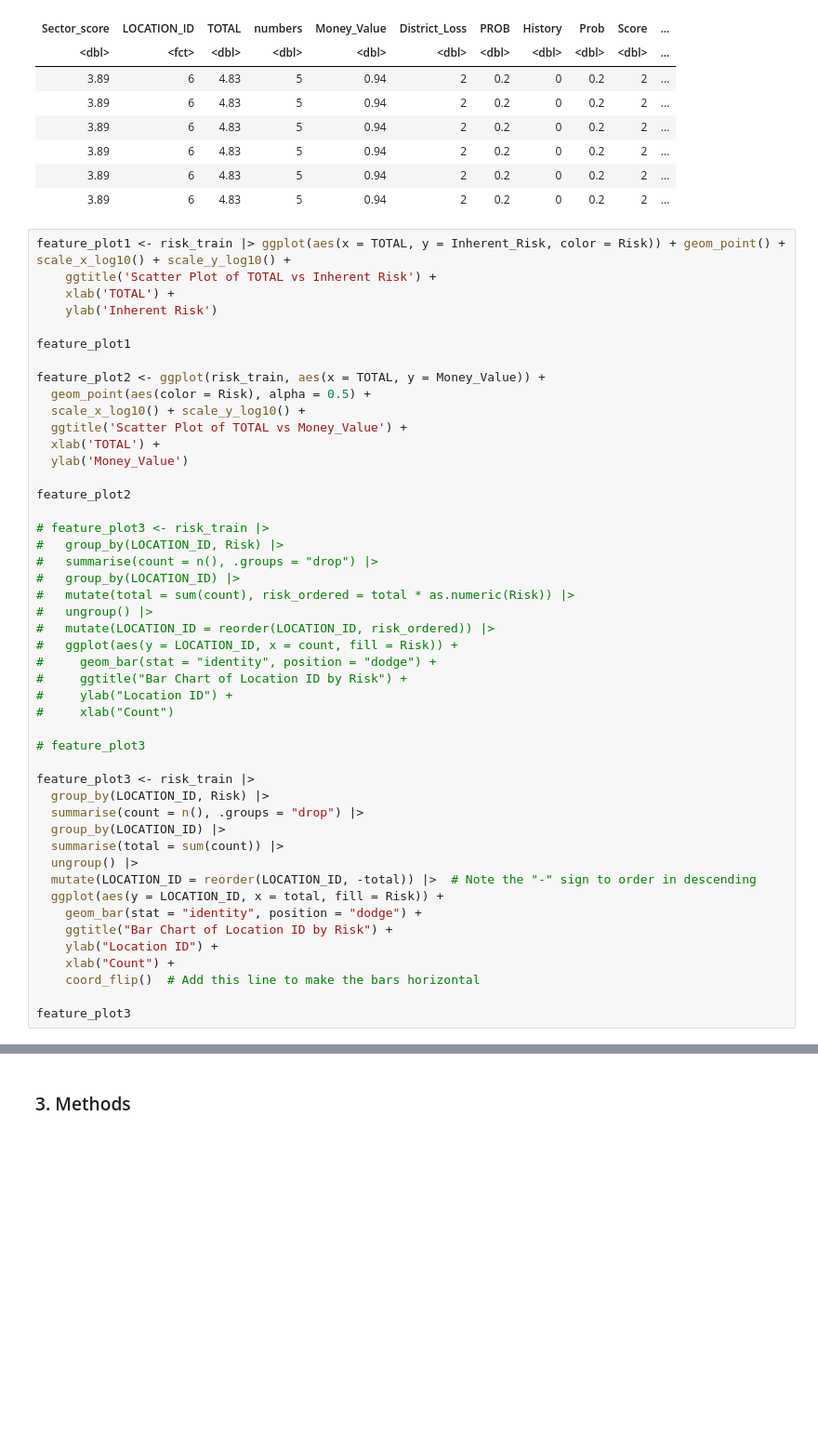
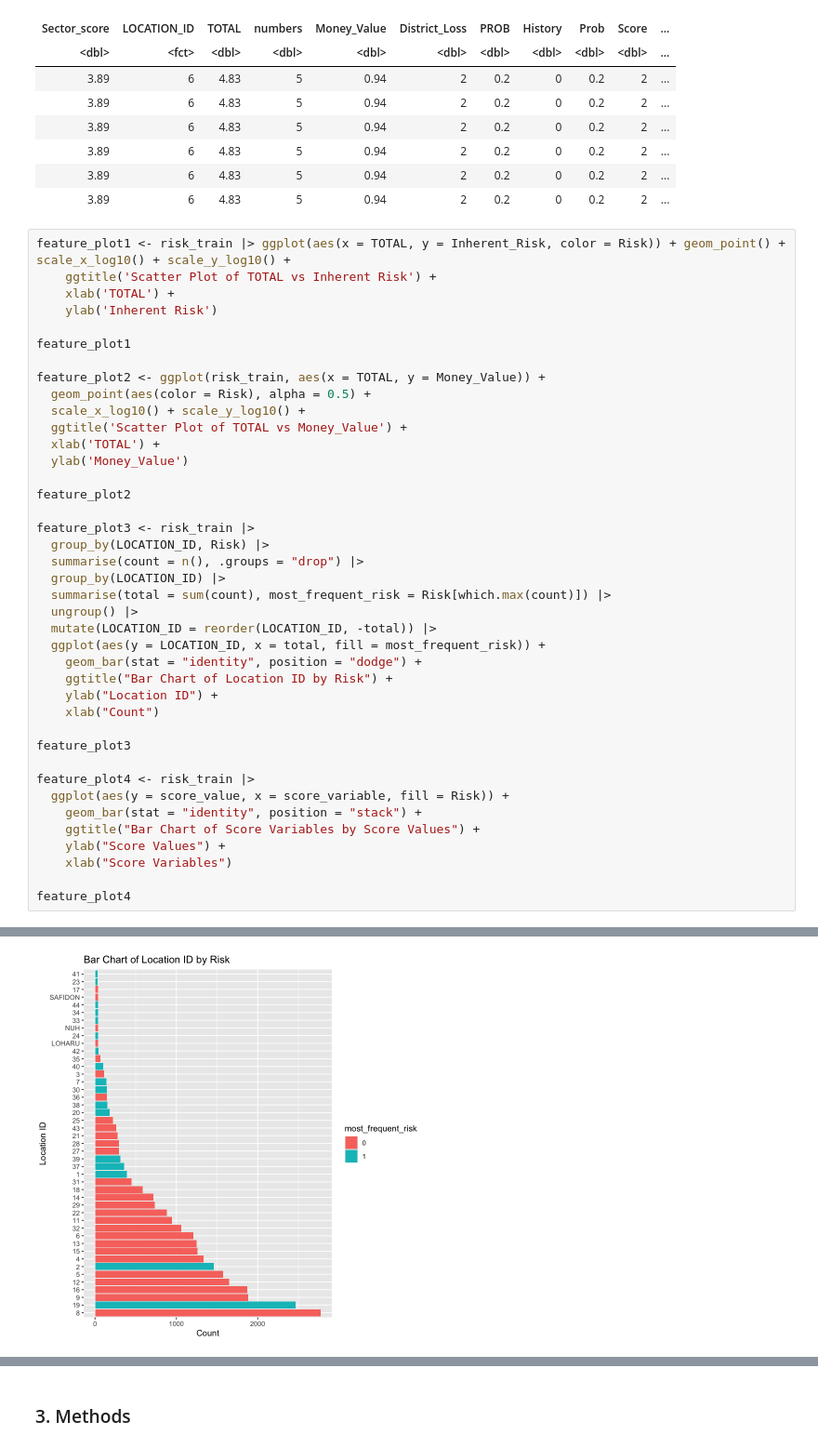
Before and after one commit to montajesaj1/DSCI100-G27, a Jupyter notebook: Project Proposal.ipynb, the cells around one changed output, grey strips where cells are left out. Shown at 93% size. Saved outputs shown, nothing was run; the diff lists cells and outputs as text; blank space fills up the shorter version.

```diff
--- a/Project Proposal.ipynb
+++ b/Project Proposal.ipynb
@@ -146,36 +147,29 @@ feature_plot2 <- ggplot(risk_train, aes(x = TOTAL, y = Money_Value)) +
 
 feature_plot2
 
-# feature_plot3 <- risk_train |>
-#   group_by(LOCATION_ID, Risk) |>
-#   summarise(count = n(), .groups = "drop") |>
-#   group_by(LOCATION_ID) |>
-#   mutate(total = sum(count), risk_ordered = total * as.numeric(Risk)) |>
-#   ungroup() |>
-#   mutate(LOCATION_ID = reorder(LOCATION_ID, risk_ordered)) |>
-#   ggplot(aes(y = LOCATION_ID, x = count, fill = Risk)) +
-#     geom_bar(stat = "identity", position = "dodge") +
-#     ggtitle("Bar Chart of Location ID by Risk") +
-#     ylab("Location ID") +
-#     xlab("Count")
-
-# feature_plot3
-
 feature_plot3 <- risk_train |>
   group_by(LOCATION_ID, Risk) |>
   summarise(count = n(), .groups = "drop") |>
   group_by(LOCATION_ID) |>
-  summarise(total = sum(count)) |>
+  summarise(total = sum(count), most_frequent_risk = Risk[which.max(count)]) |>
   ungroup() |>
-  mutate(LOCATION_ID = reorder(LOCATION_ID, -total)) |>  # Note the "-" sign to order in descending
-  ggplot(aes(y = LOCATION_ID, x = total, fill = Risk)) +
+  mutate(LOCATION_ID = reorder(LOCATION_ID, -total)) |>
+  ggplot(aes(y = LOCATION_ID, x = total, fill = most_frequent_risk)) +
     geom_bar(stat = "identity", position = "dodge") +
     ggtitle("Bar Chart of Location ID by Risk") +
     ylab("Location ID") +
-    xlab("Count") +
-    coord_flip()  # Add this line to make the bars horizontal
+    xlab("Count")
 
 feature_plot3
+
+feature_plot4 <- risk_train |>
+  ggplot(aes(y = score_value, x = score_variable, fill = Risk)) +
+    geom_bar(stat = "identity", position = "stack") +
+    ggtitle("Bar Chart of Score Variables by Score Values") +
+    ylab("Score Values") +
+    xlab("Score Variables")
+
+feature_plot4
 # %% [output]
 Warning message:
 “Transformation introduced infinite values in continuous
@@ -209 +186,2 @@ Traceback:
 [figure]
+[figure, added]
```
Also changed, not shown: parts of 2 cells of this notebook, 1 other file.
